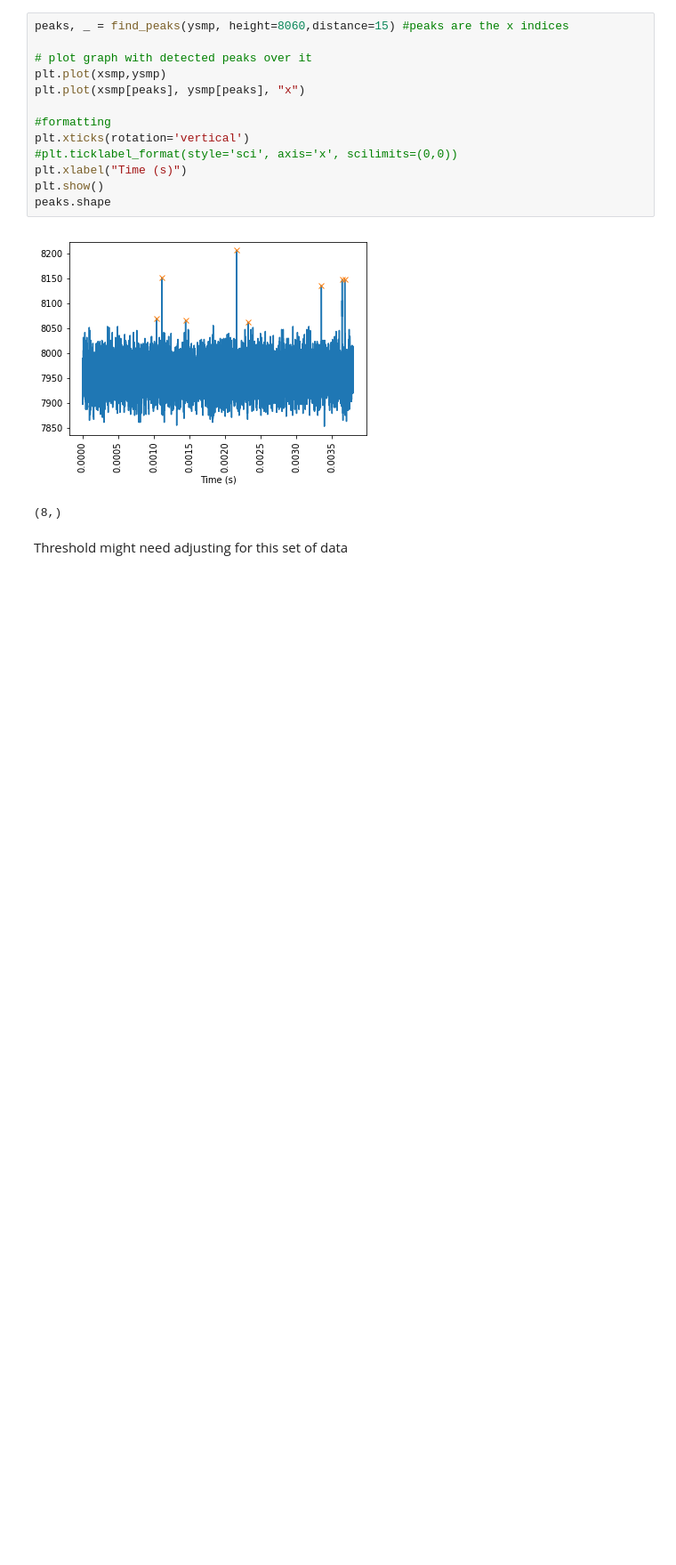
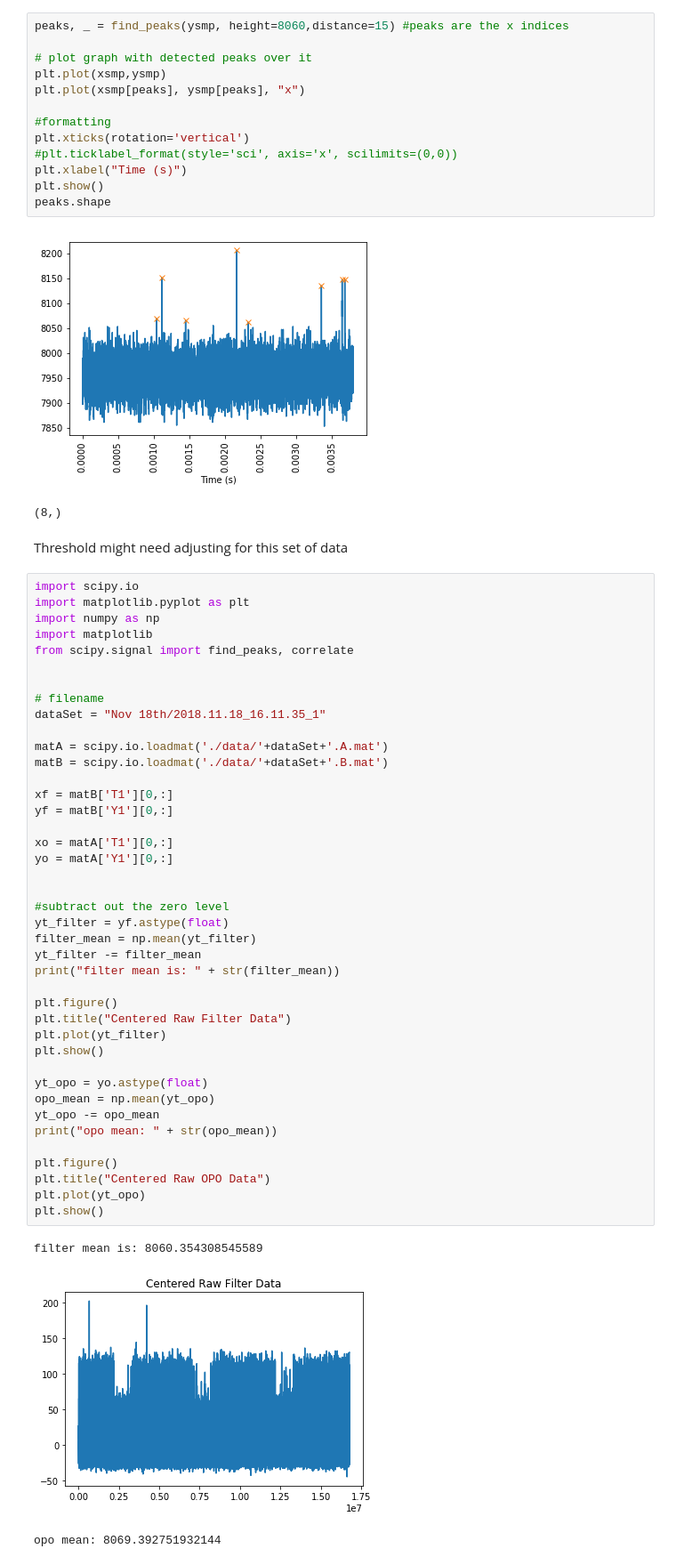
Before and after one commit to syedm101/photon-counting, a Jupyter notebook: Basic Peak Analysis.ipynb, the cells around one changed output. Shown: that part at 89% size. Drawn from its saved outputs; the diff is of its cells as text; blank space fills up the shorter version.

```diff
--- a/Basic Peak Analysis.ipynb
+++ b/Basic Peak Analysis.ipynb
@@ -237,3 +237,48 @@ peaks.shape
 (8,)
 # %% [markdown]
 Threshold might need adjusting for this set of data
+# %%
+import scipy.io
+import matplotlib.pyplot as plt
+import numpy as np
+import matplotlib
+from scipy.signal import find_peaks, correlate
+
+
+# filename
+dataSet = "Nov 18th/2018.11.18_16.11.35_1"
+
+matA = scipy.io.loadmat('./data/'+dataSet+'.A.mat')
+matB = scipy.io.loadmat('./data/'+dataSet+'.B.mat')
+
+xf = matB['T1'][0,:]
+yf = matB['Y1'][0,:]
+
+xo = matA['T1'][0,:]
+yo = matA['Y1'][0,:]
+
+
+#subtract out the zero level
+yt_filter = yf.astype(float)
+filter_mean = np.mean(yt_filter)
+yt_filter -= filter_mean
+print("filter mean is: " + str(filter_mean))
+
+plt.figure()
+plt.title("Centered Raw Filter Data")
+plt.plot(yt_filter)
+plt.show()
+
+yt_opo = yo.astype(float)
+opo_mean = np.mean(yt_opo)
+yt_opo -= opo_mean
+print("opo mean: " + str(opo_mean))
+
+plt.figure()
+plt.title("Centered Raw OPO Data")
+plt.plot(yt_opo)
+plt.show()
+# %% [output]
+filter mean is: 8060.354308545589
+[figure, added]
+opo mean: 8069.392751932144
```
Also changed, not shown: parts of 3 cells of this notebook, 9 other files.
